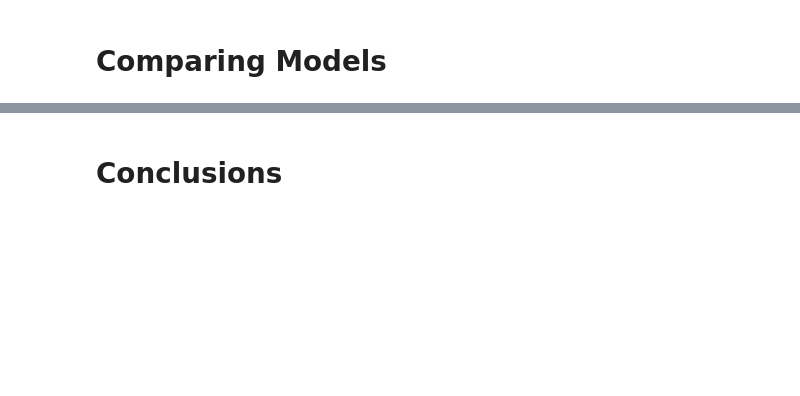
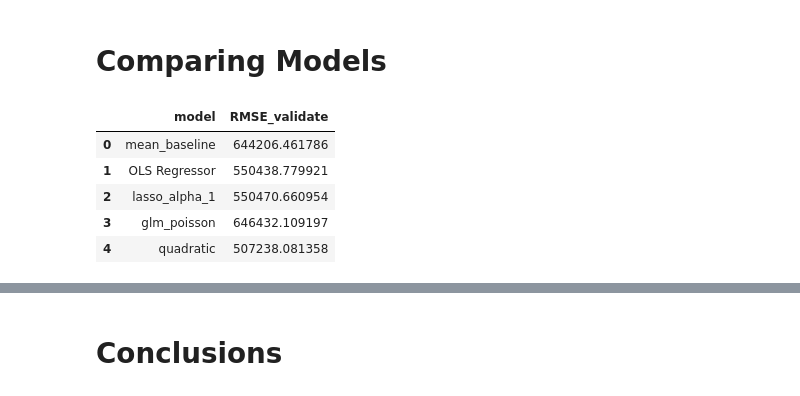
Before and after one commit to BurtonBarnes/Regression-Project, a Jupyter notebook: final-report.ipynb, the cells around one changed output, grey strips where cells are left out. Saved outputs shown, nothing was run; the diff lists cells and outputs as text; code cells hidden in the pictures; blank space fills up the shorter version.

```diff
--- a/final-report.ipynb
+++ b/final-report.ipynb
@@ -216,2 +327,11 @@ w.get_bedrooms(train)
 # %% [markdown]
 # Comparing Models
+# %%
+metric_df[['model', 'RMSE_validate']]
+# %% [output]
+|  | model | RMSE_validate |
+| 0 | mean_baseline | 644206.461786 |
+| 1 | OLS Regressor | 550438.779921 |
+| 2 | lasso_alpha_1 | 550470.660954 |
+| 3 | glm_poisson | 646432.109197 |
+| 4 | quadratic | 507238.081358 |
```
Also changed, not shown: parts of 29 cells of this notebook.
